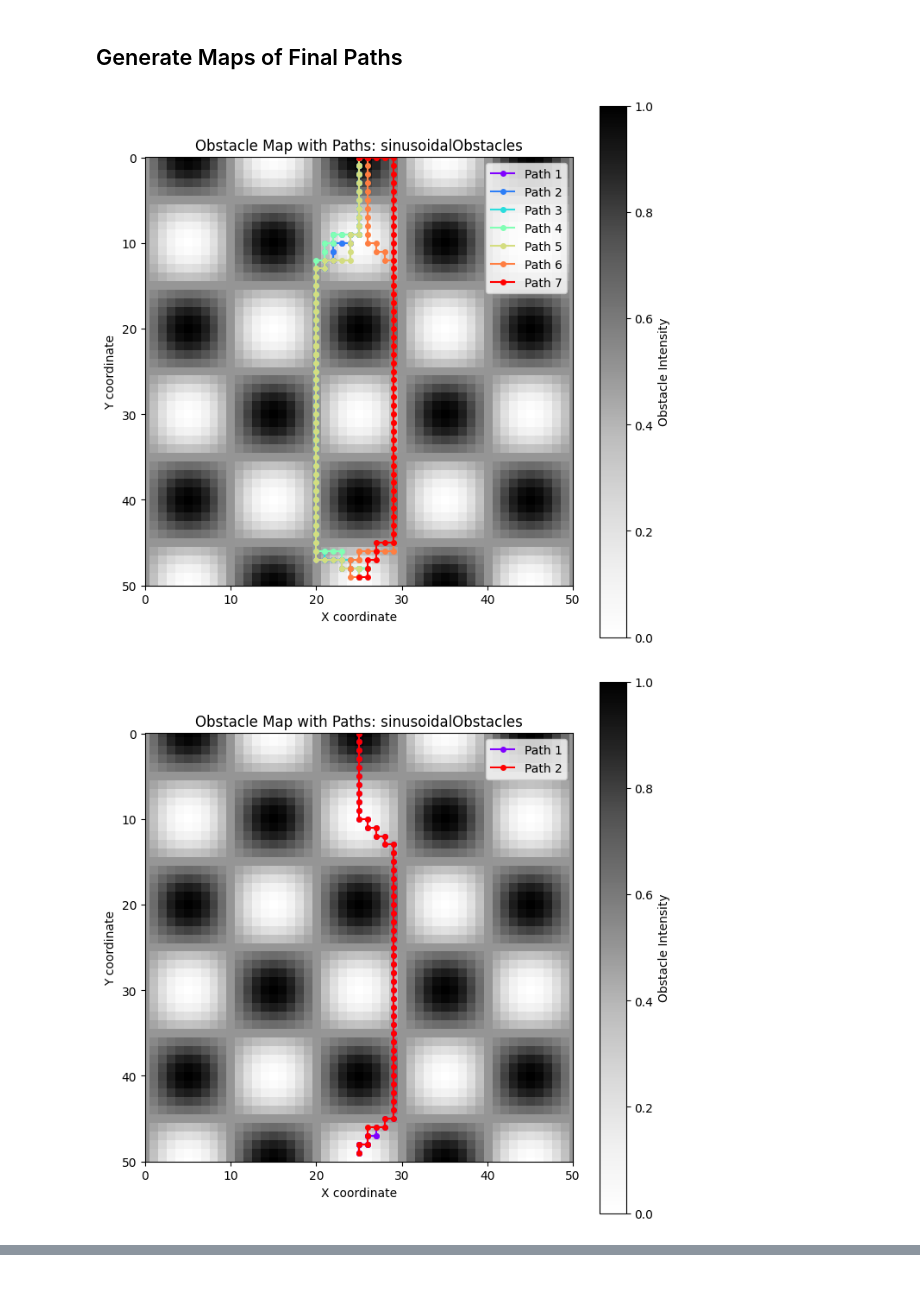
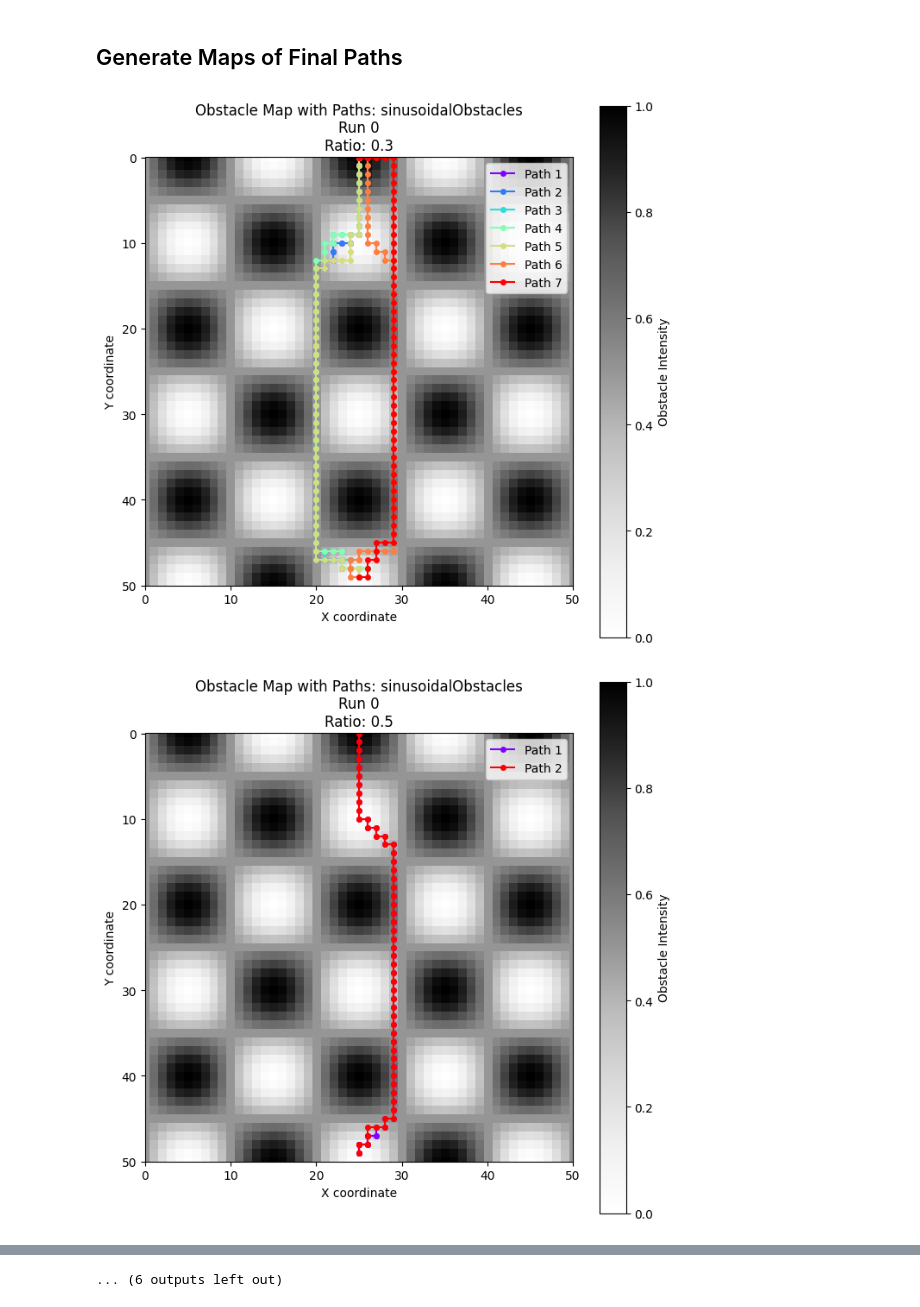
Before and after one commit to HidinginCode/pathpave_pymoo_gp, a Jupyter notebook: analysis.ipynb, the cells around one changed output, grey strips where cells are left out. Cells and saved outputs as stored; diff of their text form; code cells hidden in the pictures.

```diff
--- a/analysis.ipynb
+++ b/analysis.ipynb
@@ -264,7 +264,7 @@ class ObstacleMapGenerator:
 
         return gradient
 
-    def plot_obstacles_and_paths(self, map_name, paths):
+    def plot_obstacles_and_paths(self, map_name, paths, run_index, ratio):
         # Create the obstacle map based on the specified name
         if map_name == "meanderingRiverObstacles":
             obstacle_map = self.create_meandering_river_obstacles()
@@ -277,50 +277,56 @@ class ObstacleMapGenerator:
         else:
             raise ValueError(f"Unknown map name: {map_name}")
 
+        ratios = [0.3, 0.5, 0.7]
         # Plot the obstacle map in greyscale
-        plt.figure(figsize=(8, 8))
+        plt.figure(figsize=(10, 10))
         plt.imshow(obstacle_map, cmap='Greys', interpolation='nearest')
 
         # Generate a colormap with a unique color for each path
         colors = cm.rainbow(np.linspace(0, 1, len(paths)))
 
         # Overlay the paths
         for i, path in enumerate(paths):
             if path:
                 x_coords, y_coords = zip(*path)
                 plt.plot(y_coords, x_coords, marker='o', markersize=4, color=colors[i], label=f'Path {i+1}')
 
         plt.xlim(0, self.width-1)
         plt.ylim(0, self.height-1)
         plt.gca().invert_yaxis()  # Invert y-axis to match typical grid orientation
-        plt.title(f'Obstacle Map with Paths: {map_name}')
+        plt.title(f'Obstacle Map with Paths: {map_name}\nRun {run_index}\nRatio: {ratios[ratio]}')
         plt.xlabel('X coordinate')
         plt.ylabel('Y coordinate')
         plt.colorbar(label='Obstacle Intensity')
         plt.grid(False)
         plt.legend()
         plt.show()
         plt.close()
 
 
 
-for ratio in radial_sorted_both[1]:
-    weights = []
-    steps = []
-    paths = []
-    for run in ratio:
-        weights += list(run["Shifted_Weight"])
-        steps += list(run["Steps"])
-        paths += list(run["Paths"])
+all_maps = [sin_sorted_both, meandering_sorted_both, radial_sorted_both]
+maps_names = ["sinusoidalObstacles", "meanderingRiverObstacles", "radialGradientObstacles"]
+for map_index, map in enumerate(all_maps):
+    for run_index, run in enumerate(map):
+        for ratio_index, ratio in enumerate(run):
+            weights = []
+            steps = []
+            paths = []
+            for dir in ratio:
+                #print(dir)
+                weights += list(dir["Shifted_Weight"])
+                steps += list(dir["Steps"])
+                paths += list(dir["Paths"])
 
-    pareto_weights, pareto_steps, pareto_paths = pareto_from_lists(weights, steps, paths)
+            pareto_weights, pareto_steps, pareto_paths = pareto_from_lists(weights, steps, paths)
 
 
-    # Initialize obstacle map generator
-    generator = ObstacleMapGenerator(width=51, height=51)
+            # Initialize obstacle map generator
+            generator = ObstacleMapGenerator(width=51, height=51)
 
-    # Plot obstacle map and paths
-    generator.plot_obstacles_and_paths("radialGradientObstacles", pareto_paths)
+            # Plot obstacle map and paths
+            generator.plot_obstacles_and_paths(maps_names[map_index], pareto_paths, run_index, ratio_index)
 # %% [output]
-[figure, old version]
+[figure, new version]
-[figure, old version]
+[figure, new version]
@@ -327,0 +343 @@ for ratio in radial_sorted_both[1]:
+... (6 outputs left out)
```
Also changed, not shown: parts of 1 cell of this notebook.
